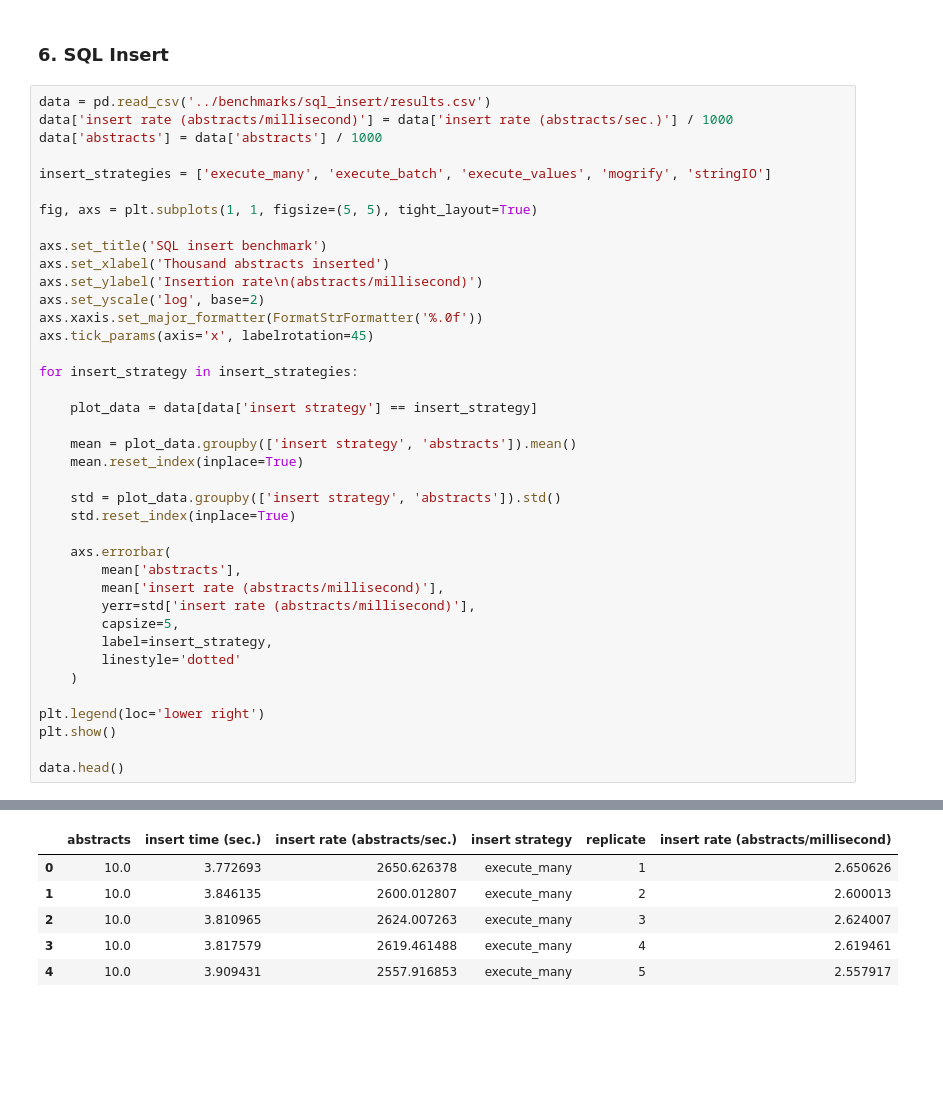
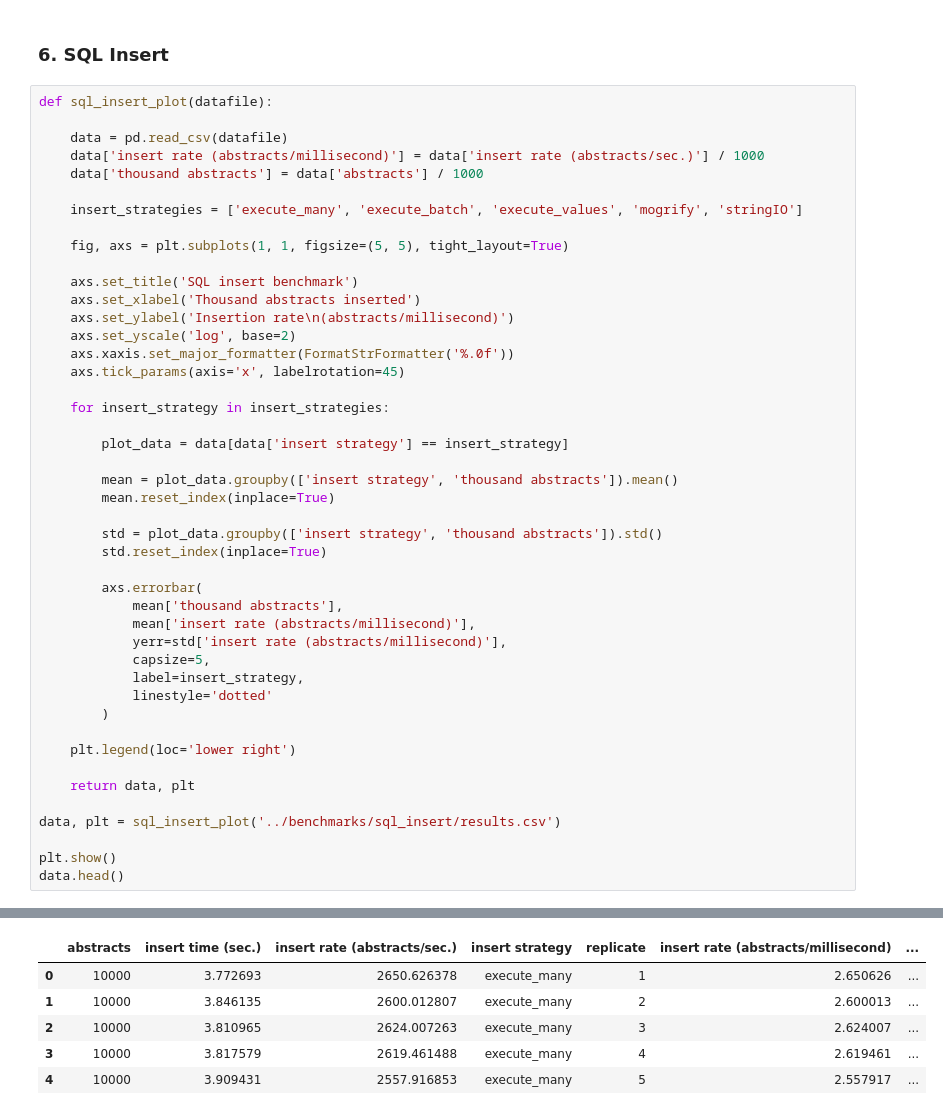
Before and after one commit to gperdrizet/PUBSUM, a Jupyter notebook: pubsum/notebooks/benchmarking_results.ipynb, the cells around one changed output, grey strips where cells are left out. Drawn from its saved outputs; the diff is of its cells as text; blank space fills up the shorter version.

```diff
--- a/pubsum/notebooks/benchmarking_results.ipynb
+++ b/pubsum/notebooks/benchmarking_results.ipynb
@@ -403,49 +429,55 @@ No artists with labels found to put in legend.  Note that artists whose label st
 # %% [markdown]
 ### 6. SQL Insert
 # %%
-data = pd.read_csv('../benchmarks/sql_insert/results.csv')
-data['insert rate (abstracts/millisecond)'] = data['insert rate (abstracts/sec.)'] / 1000
-data['abstracts'] = data['abstracts'] / 1000
+def sql_insert_plot(datafile):
 
-insert_strategies = ['execute_many', 'execute_batch', 'execute_values', 'mogrify', 'stringIO']
+    data = pd.read_csv(datafile)
+    data['insert rate (abstracts/millisecond)'] = data['insert rate (abstracts/sec.)'] / 1000
+    data['thousand abstracts'] = data['abstracts'] / 1000
 
-fig, axs = plt.subplots(1, 1, figsize=(5, 5), tight_layout=True)
+    insert_strategies = ['execute_many', 'execute_batch', 'execute_values', 'mogrify', 'stringIO']
 
-axs.set_title('SQL insert benchmark')
-axs.set_xlabel('Thousand abstracts inserted')
-axs.set_ylabel('Insertion rate\n(abstracts/millisecond)')
-axs.set_yscale('log', base=2)
-axs.xaxis.set_major_formatter(FormatStrFormatter('%.0f'))
-axs.tick_params(axis='x', labelrotation=45)
+    fig, axs = plt.subplots(1, 1, figsize=(5, 5), tight_layout=True)
 
-for insert_strategy in insert_strategies:
+    axs.set_title('SQL insert benchmark')
+    axs.set_xlabel('Thousand abstracts inserted')
+    axs.set_ylabel('Insertion rate\n(abstracts/millisecond)')
+    axs.set_yscale('log', base=2)
+    axs.xaxis.set_major_formatter(FormatStrFormatter('%.0f'))
+    axs.tick_params(axis='x', labelrotation=45)
 
-    plot_data = data[data['insert strategy'] == insert_strategy]
+    for insert_strategy in insert_strategies:
 
-    mean = plot_data.groupby(['insert strategy', 'abstracts']).mean()
-    mean.reset_index(inplace=True)
+        plot_data = data[data['insert strategy'] == insert_strategy]
 
-    std = plot_data.groupby(['insert strategy', 'abstracts']).std()
-    std.reset_index(inplace=True)
+        mean = plot_data.groupby(['insert strategy', 'thousand abstracts']).mean()
+        mean.reset_index(inplace=True)
 
-    axs.errorbar(
-        mean['abstracts'],
-        mean['insert rate (abstracts/millisecond)'],
-        yerr=std['insert rate (abstracts/millisecond)'],
-        capsize=5,
-        label=insert_strategy,
-        linestyle='dotted'
-    )
+        std = plot_data.groupby(['insert strategy', 'thousand abstracts']).std()
+        std.reset_index(inplace=True)
 
-plt.legend(loc='lower right')
+        axs.errorbar(
+            mean['thousand abstracts'],
+            mean['insert rate (abstracts/millisecond)'],
+            yerr=std['insert rate (abstracts/millisecond)'],
+            capsize=5,
+            label=insert_strategy,
+            linestyle='dotted'
+        )
+
+    plt.legend(loc='lower right')
+
+    return data, plt
+
+data, plt = sql_insert_plot('../benchmarks/sql_insert/results.csv')
+
 plt.show()
-
 data.head()
 # %% [output]
 [figure]
-|  | abstracts | insert time (sec.) | insert rate (abstracts/sec.) | insert strategy | replicate | insert rate (abstracts/millisecond) |
-| 0 | 10.0 | 3.772693 | 2650.626378 | execute_many | 1 | 2.650626 |
-| 1 | 10.0 | 3.846135 | 2600.012807 | execute_many | 2 | 2.600013 |
-| 2 | 10.0 | 3.810965 | 2624.007263 | execute_many | 3 | 2.624007 |
-| 3 | 10.0 | 3.817579 | 2619.461488 | execute_many | 4 | 2.619461 |
-| 4 | 10.0 | 3.909431 | 2557.916853 | execute_many | 5 | 2.557917 |
+|  | abstracts | insert time (sec.) | insert rate (abstracts/sec.) | insert strategy | replicate | insert rate (abstracts/millisecond) | ... |
+| 0 | 10000 | 3.772693 | 2650.626378 | execute_many | 1 | 2.650626 | ... |
+| 1 | 10000 | 3.846135 | 2600.012807 | execute_many | 2 | 2.600013 | ... |
+| 2 | 10000 | 3.810965 | 2624.007263 | execute_many | 3 | 2.624007 | ... |
+| 3 | 10000 | 3.817579 | 2619.461488 | execute_many | 4 | 2.619461 | ... |
+| 4 | 10000 | 3.909431 | 2557.916853 | execute_many | 5 | 2.557917 | ... |
```
Also changed, not shown: parts of 8 cells of this notebook.
